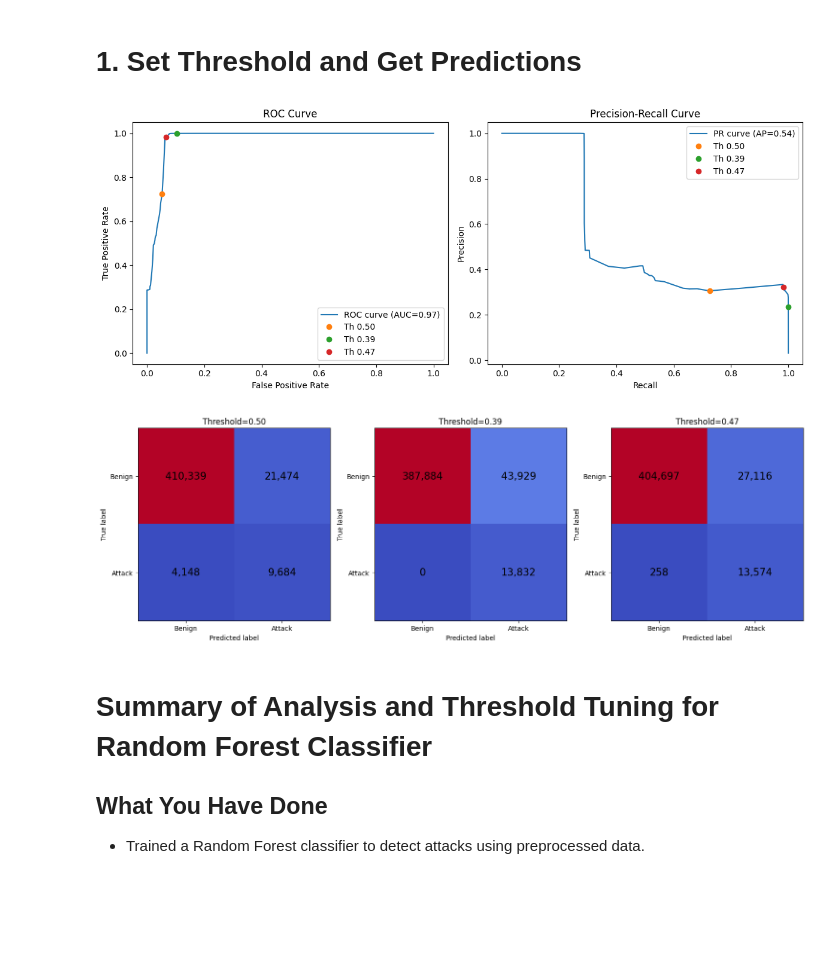
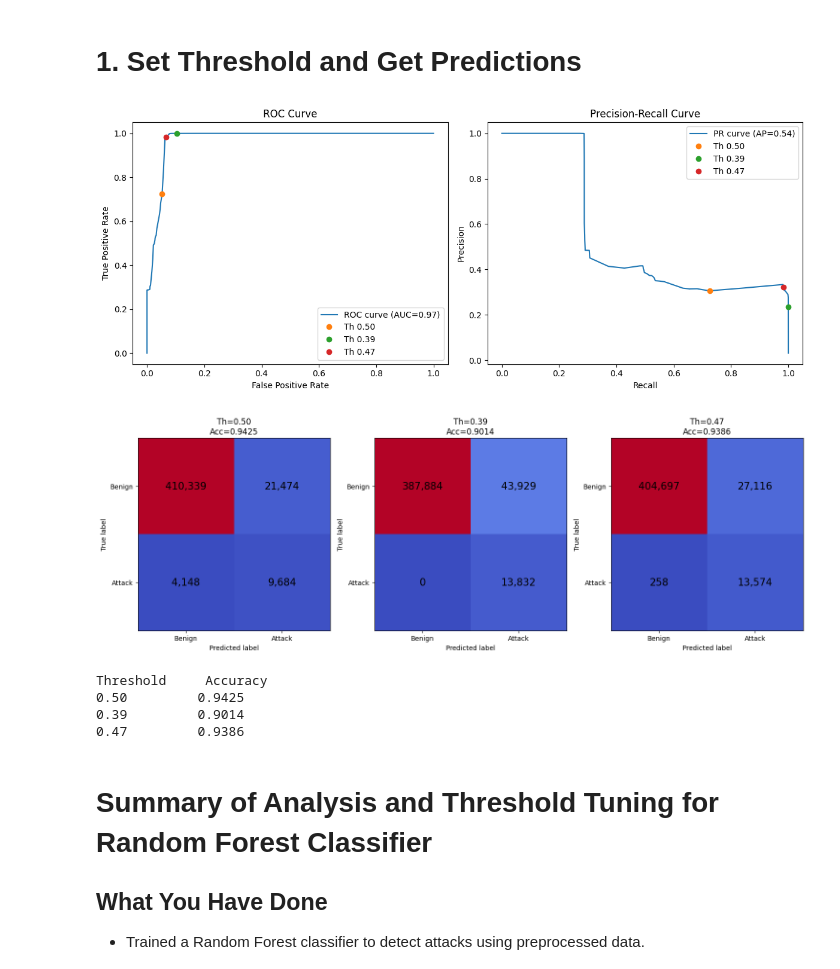
Before and after one commit to VaibhavGIT5048/IDS, a Jupyter notebook: DTI_FINAL.ipynb, the cells around one changed output. Drawn from its saved outputs; the diff is of its cells as text; code cells hidden in the pictures; blank space fills up the shorter version.

```diff
--- a/DTI_FINAL.ipynb
+++ b/DTI_FINAL.ipynb
@@ -467,12 +467,13 @@ import numpy as np
 import matplotlib.pyplot as plt
 from sklearn.metrics import (
     roc_curve, auc, precision_recall_curve, confusion_matrix,
-    ConfusionMatrixDisplay
+    ConfusionMatrixDisplay, accuracy_score
 )
 
 # Define all thresholds you want to compare
 thresholds_to_compare = [0.5, 0.39, 0.47]
 cm_list = []
+accuracies = []
 
 # Compute ROC and PR curves once
 fpr, tpr, roc_thresholds = roc_curve(y_test, y_proba_rf)
@@ -485,41 +486,59 @@ plt.figure(figsize=(12, 5))
 plt.subplot(1, 2, 1)
 plt.plot(fpr, tpr, label=f'ROC curve (AUC={roc_auc:.2f})')
 for th in thresholds_to_compare:
     idx = np.argmin(np.abs(roc_thresholds - th))
     plt.plot(fpr[idx], tpr[idx], 'o', label=f'Th {th:.2f}')
 plt.xlabel('False Positive Rate')
 plt.ylabel('True Positive Rate')
 plt.title('ROC Curve')
 plt.legend()
 
 plt.subplot(1, 2, 2)
 plt.plot(recall, precision, label=f'PR curve (AP={average_precision:.2f})')
 for th in thresholds_to_compare:
-    idx = np.argmin(np.abs(pr_thresholds - th))
+    # pr_thresholds has one less element than recall/precision
+    if th <= pr_thresholds[0]:
+        idx = 0
+    elif th >= pr_thresholds[-1]:
+        idx = -1
+    else:
+        idx = np.argmin(np.abs(pr_thresholds - th))
     plt.plot(recall[idx], precision[idx], 'o', label=f'Th {th:.2f}')
 plt.xlabel("Recall")
 plt.ylabel("Precision")
 plt.title("Precision-Recall Curve")
 plt.legend()
 plt.tight_layout()
 plt.show()
 
-# --- Plot all confusion matrices next to each other in one row ---
+# --- Plot all confusion matrices and display accuracies ---
 fig, axs = plt.subplots(1, len(thresholds_to_compare), figsize=(5 * len(thresholds_to_compare), 5))
-for ax, th in zip(axs, thresholds_to_compare):
+for i, (ax, th) in enumerate(zip(axs, thresholds_to_compare)):
     y_pred = (y_proba_rf > th).astype(int)
     cm = confusion_matrix(y_test, y_pred)
+    cm_list.append(cm)
+    acc = accuracy_score(y_test, y_pred)
+    accuracies.append(acc)
     disp = ConfusionMatrixDisplay(confusion_matrix=cm, display_labels=["Benign", "Attack"])
     disp.plot(ax=ax, cmap='coolwarm', colorbar=False, include_values=False)
-    for i in range(cm.shape[0]):
-        for j in range(cm.shape[1]):
-            ax.text(j, i, f"{cm[i, j]:,}", ha="center", va="center", fontsize=15, color="black")
-    ax.set_title(f"Threshold={th:.2f}")
+    for m in range(cm.shape[0]):
+        for n in range(cm.shape[1]):
+            ax.text(n, m, f"{cm[m, n]:,}", ha="center", va="center", fontsize=15, color="black")
+    ax.set_title(f"Th={th:.2f}\nAcc={acc:.4f}")
 plt.tight_layout()
 plt.show()
+
+# --- Print a summary table of accuracy for all thresholds ---
+print("Threshold     Accuracy")
+for th, acc in zip(thresholds_to_compare, accuracies):
+    print(f"{th:<10.2f}   {acc:.4f}")
 # %% [output]
 [figure]
-[figure, old version]
+[figure, new version]
+Threshold     Accuracy
+0.50         0.9425
+0.39         0.9014
+0.47         0.9386
 # %% [markdown]
 <h1>Summary of Analysis and Threshold Tuning for Random Forest Classifier</h1>
 
```
Also changed, not shown: parts of 4 cells of this notebook.
